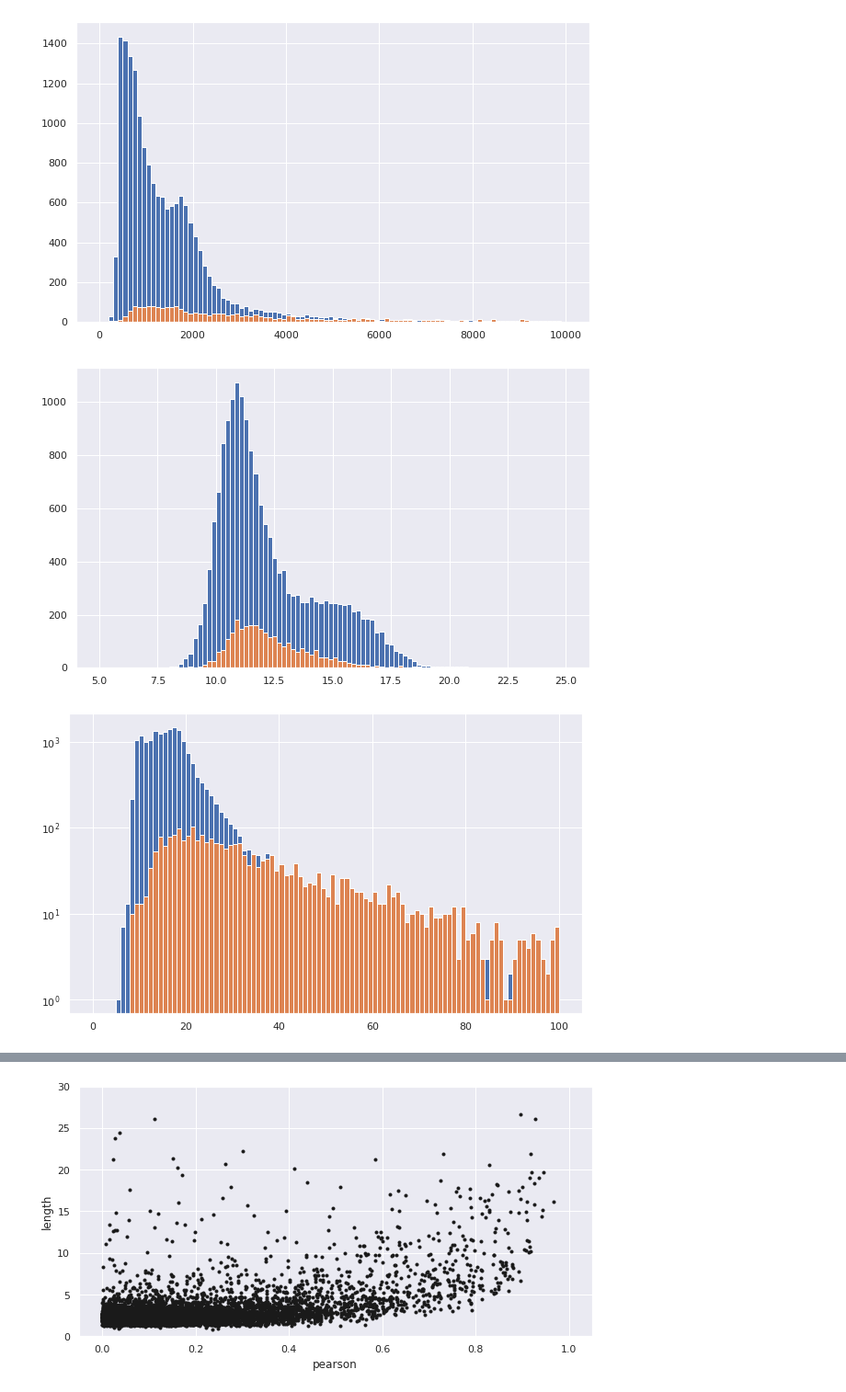
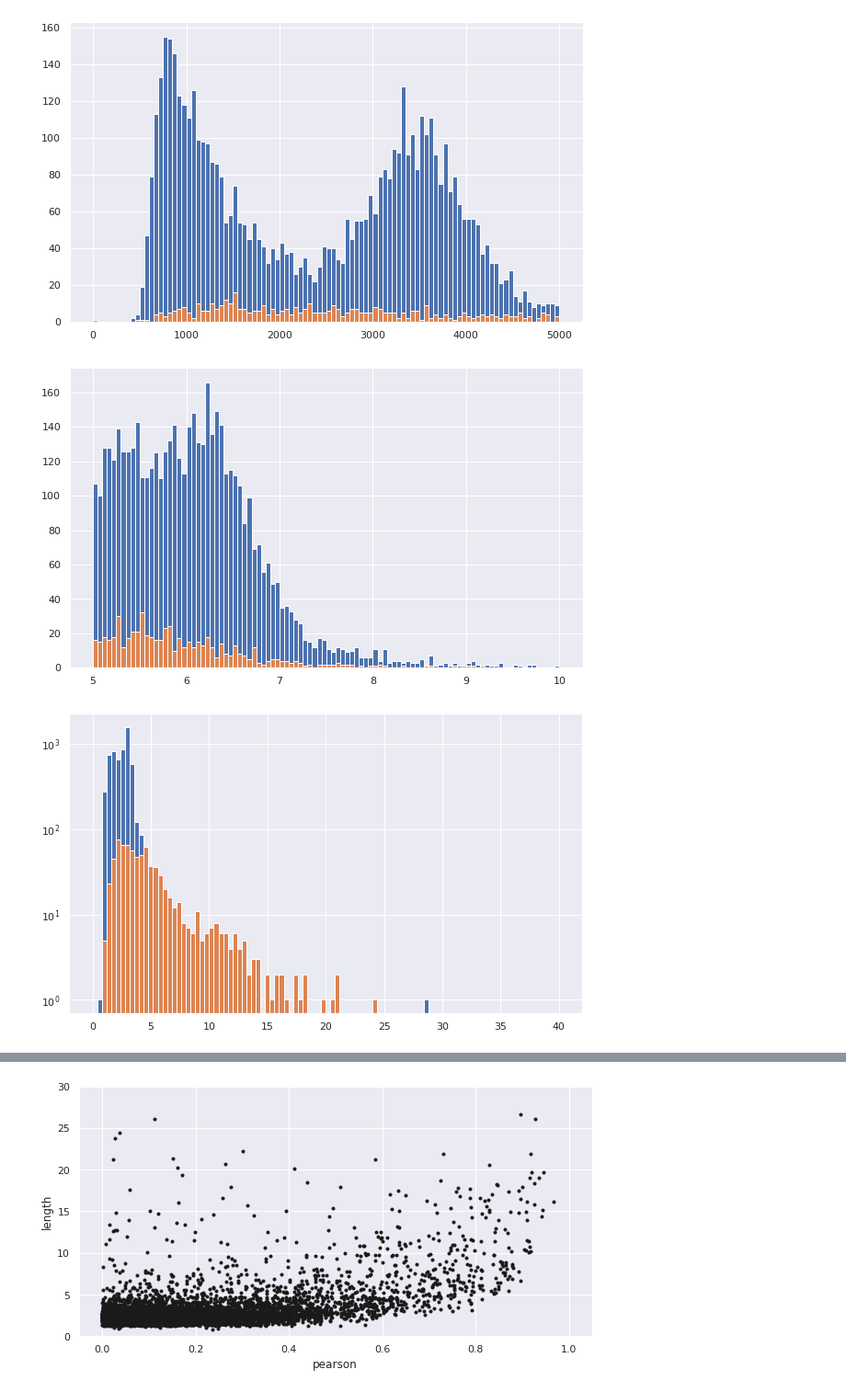
Before and after one commit to gmazzitelli/cygno_cloud, a Jupyter notebook: AnalisiCluster.ipynb, the cells around one changed output, grey strips where cells are left out. Shown at 92% size. Cells and saved outputs as stored; diff of their text form; code cells hidden in the pictures.

```diff
--- a/AnalisiCluster.ipynb
+++ b/AnalisiCluster.ipynb
@@ -101,6 +101,7 @@ file_out=mybasepath+"out/dbscan_run4184_cmin_0_cmax_500_rescale_576_nsigma_1.5_e
 file_out=mybasepath+"out/dbscan_run4184_cmin_0_cmax_500_rescale_2304_nsigma_1.5_ev_200_ped_4183.plk.gz"
 # KFC
 file_out=mybasepath+"out/dbscan_run4039_cmin_0_cmax_500_rescale_2304_nsigma_1.5_ev_200_ped_4038.plk.gz"
+file_out=mybasepath+"out/dbscan_run4046_cmin_0_cmax_500_rescale_2304_nsigma_1.5_ev_200_ped_4038.plk.gz"
 df = pd.read_pickle(file_out, compression='gzip')
 
 # range
@@ -165,28 +166,28 @@ plt.show()
 # Visualizziamo i fotoni
 #
 fig, ax = plt.subplots(figsize=(10,6))
-ax.hist(df.photons[abs(df.pearson)<0.4], 100, range=(0,10000))
-ax.hist(df.photons[abs(df.pearson)>0.4], 100, range=(0,10000))
+ax.hist(df.photons[abs(df.pearson)<0.4], 100, range=(0,5000))
+ax.hist(df.photons[abs(df.pearson)>0.4], 100, range=(0,5000))
 #ax.set_yscale('log')
 plt.show()
 # %% [output]
-[figure, old version]
+[figure, new version]
 # %%
 fig, ax = plt.subplots(figsize=(10,6))
-ax.hist(df.ph_pixels[abs(df.pearson)<0.4], 100, range=(5,25))
-ax.hist(df.ph_pixels[abs(df.pearson)>0.4], 100, range=(5,25))
+ax.hist(df.ph_pixels[abs(df.pearson)<0.4], 100, range=(5,10))
+ax.hist(df.ph_pixels[abs(df.pearson)>0.4], 100, range=(5,10))
 #ax.set_yscale('log')
 plt.show()
 # %% [output]
-[figure, old version]
+[figure, new version]
 # %%
 fig, ax = plt.subplots(figsize=(10,6))
-ax.hist(df.length[abs(df.pearson)<0.4], 100, range=(0,100))
-ax.hist(df.length[abs(df.pearson)>0.4], 100, range=(0,100))
+ax.hist(df.length[abs(df.pearson)<0.4], 100, range=(0,40))
+ax.hist(df.length[abs(df.pearson)>0.4], 100, range=(0,40))
 ax.set_yscale('log')
 plt.show()
 # %% [output]
-[figure, old version]
+[figure, new version]
 # %%
 pd.set_option('mode.chained_assignment', None)
 
```
Also changed, not shown: parts of 15 cells of this notebook.
